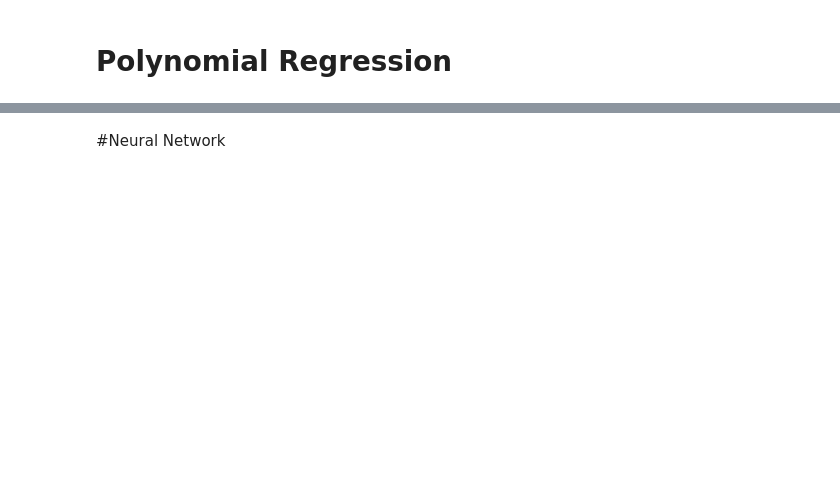
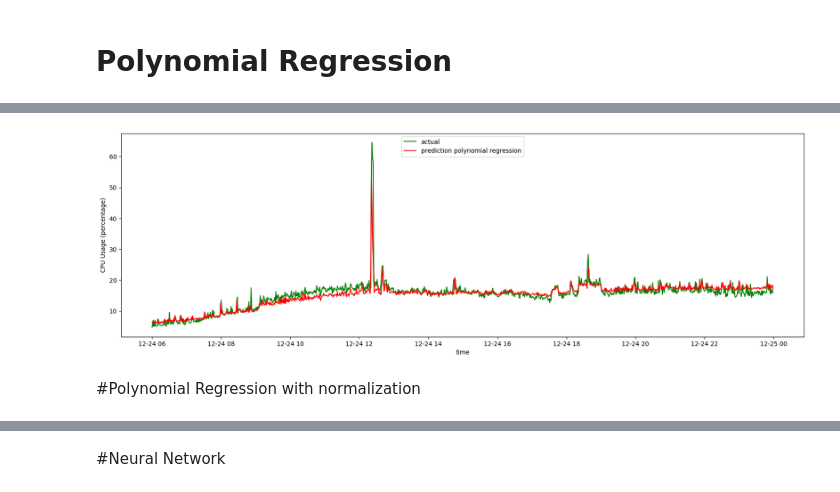
Before and after one commit to nikimajidifard/Resource-Management-in-Cloud-Computing-based-on-Predictive-Resource-Scaling, a Jupyter notebook: resource_prediction.ipynb, the cells around one changed output, grey strips where cells are left out. Saved outputs shown, nothing was run; the diff lists cells and outputs as text; code cells hidden in the pictures; blank space fills up the shorter version.

```diff
--- a/resource_prediction.ipynb
+++ b/resource_prediction.ipynb
@@ -415,0 +566,13 @@ Mean Absolute Error (MAE): 0.686270578334374
+# %%
+plt.figure(figsize=(20, 6))
+plt.plot(pd.to_datetime(data["TIME"])[9000:], Y_test, color='green', label='actual')
+plt.plot(pd.to_datetime(data["TIME"])[9000:], predicted_cpu_usage, color='red', label='prediction polynomial regression')
+plt.xlabel('time')
+plt.ylabel('CPU Usage (percentage)')
+plt.legend(loc='upper center')
+plt.show()
+plt.rcdefaults()  # Reset the default settings including figure size
+# %% [output]
+[figure, added]
+# %% [markdown]
+#Polynomial Regression with normalization
```
Also changed, not shown: parts of 52 cells of this notebook.
